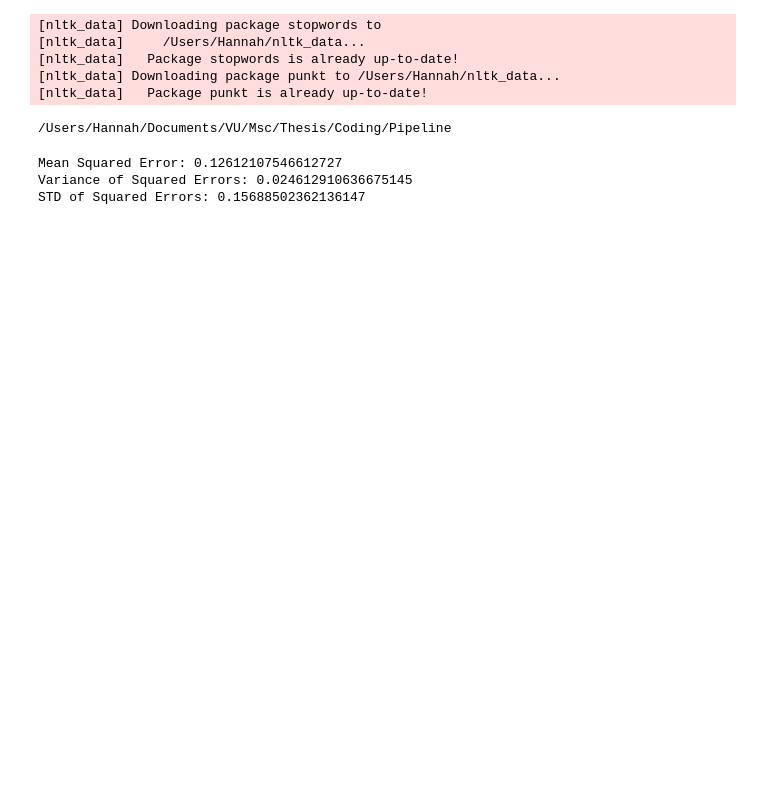
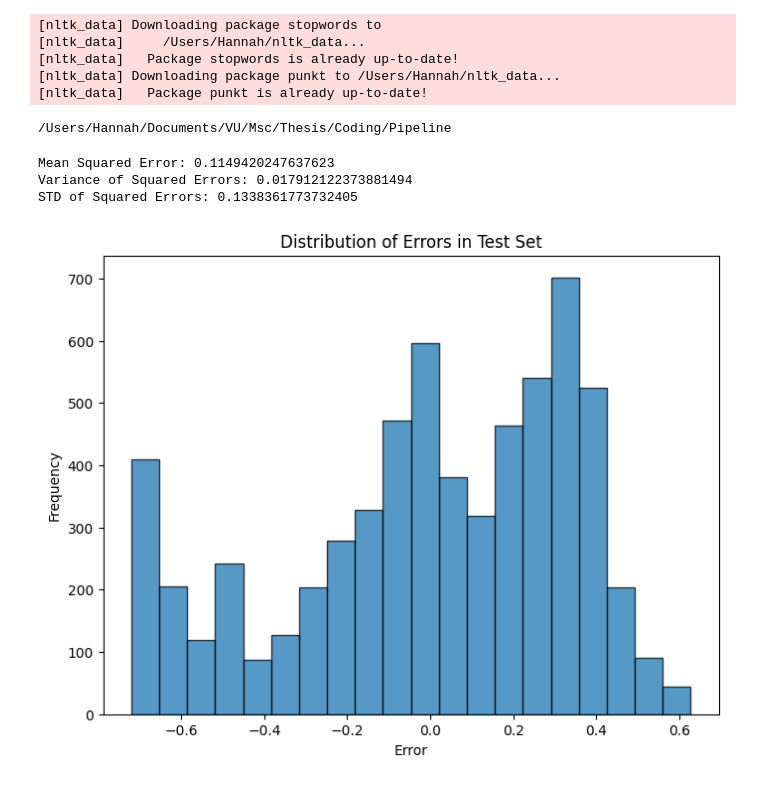
Before and after one commit to hannahvangoor/Dutch-Controversy-Detection, a Jupyter notebook: Baseline.ipynb, the cells around one changed output. Drawn from its saved outputs; the diff is of its cells as text; code cells hidden in the pictures; blank space fills up the shorter version.

```diff
--- a/Baseline.ipynb
+++ b/Baseline.ipynb
@@ -54,10 +54,22 @@ def baseline(df):
     # Calculate the STD of the squared errors
     std = np.std(squared_errors)
     print("STD of Squared Errors:", std)
+
+    # Calculate the errors LR
+    errors = df['entropy'] - df['avg_entropy']
+
+    # Plot the distribution of errors
+    plt.figure(figsize=(8, 6))
+    plt.hist(errors, bins=20, edgecolor='black', alpha=0.75)
+    plt.xlabel('Error')
+    plt.ylabel('Frequency')
+    plt.title('Distribution of Errors in Test Set')
+    plt.show()
 # %%
-df = pd.read_csv('Indicator-Desc_DataNew.csv')
+df = pd.read_csv('Indicator-Desc_DataNewVanPipeline.csv')
 baseline(df)
 # %% [output]
-Mean Squared Error: 0.12612107546612727
-Variance of Squared Errors: 0.024612910636675145
-STD of Squared Errors: 0.15688502362136147
+Mean Squared Error: 0.1149420247637623
+Variance of Squared Errors: 0.017912122373881494
+STD of Squared Errors: 0.1338361773732405
+[figure, added]
```
Also changed, not shown: parts of 1 cell of this notebook, 2 other files.
